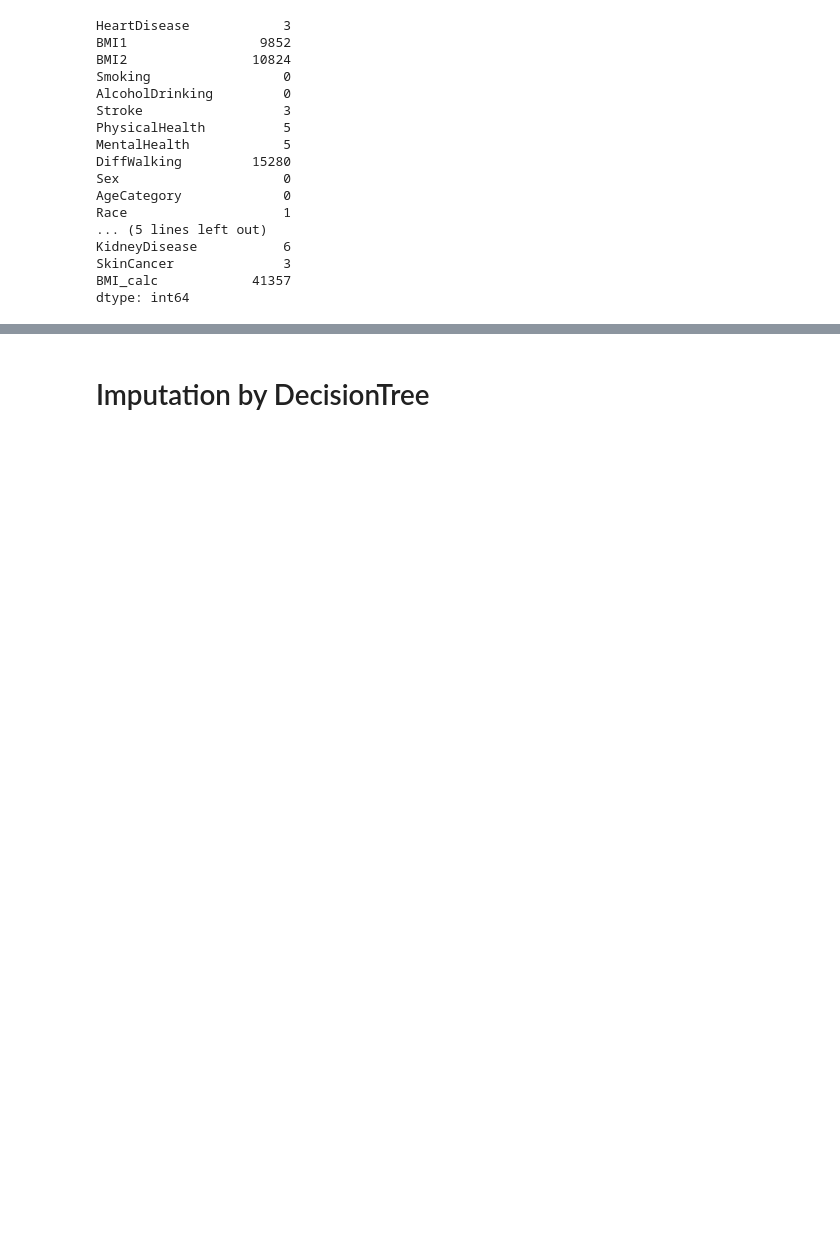
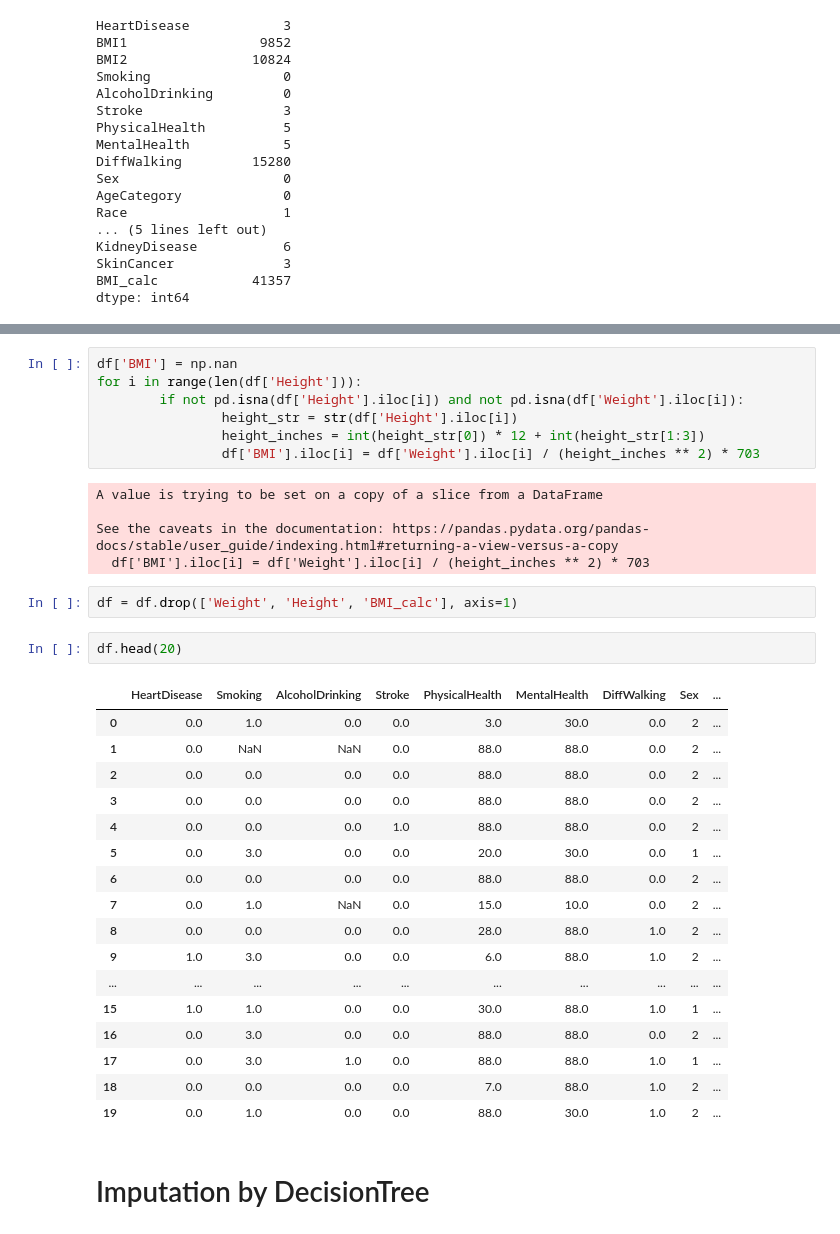
Before and after one commit to yahyamomtaz/Heart-Attack-Project, a Jupyter notebook: heart-attack-complete-project.ipynb, the cells around one changed output, grey strips where cells are left out. Cells and saved outputs as stored; diff of their text form; blank space fills up the shorter version.

```diff
--- a/heart-attack-complete-project.ipynb
+++ b/heart-attack-complete-project.ipynb
@@ -193,3 +349,37 @@ dtype: int64
+# %%
+df['BMI'] = np.nan
+for i in range(len(df['Height'])):
+        if not pd.isna(df['Height'].iloc[i]) and not pd.isna(df['Weight'].iloc[i]):
+                height_str = str(df['Height'].iloc[i])
+                height_inches = int(height_str[0]) * 12 + int(height_str[1:3])
+                df['BMI'].iloc[i] = df['Weight'].iloc[i] / (height_inches ** 2) * 703
+# %% [output]
+A value is trying to be set on a copy of a slice from a DataFrame
+
+See the caveats in the documentation: https://pandas.pydata.org/pandas-docs/stable/user_guide/indexing.html#returning-a-view-versus-a-copy
+  df['BMI'].iloc[i] = df['Weight'].iloc[i] / (height_inches ** 2) * 703
+# %%
+df = df.drop(['Weight', 'Height', 'BMI_calc'], axis=1)
+# %%
+df.head(20)
+# %% [output]
+|  | HeartDisease | Smoking | AlcoholDrinking | Stroke | PhysicalHealth | MentalHealth | DiffWalking | Sex | ... |
+| 0 | 0.0 | 1.0 | 0.0 | 0.0 | 3.0 | 30.0 | 0.0 | 2 | ... |
+| 1 | 0.0 | NaN | NaN | 0.0 | 88.0 | 88.0 | 0.0 | 2 | ... |
+| 2 | 0.0 | 0.0 | 0.0 | 0.0 | 88.0 | 88.0 | 0.0 | 2 | ... |
+| 3 | 0.0 | 0.0 | 0.0 | 0.0 | 88.0 | 88.0 | 0.0 | 2 | ... |
+| 4 | 0.0 | 0.0 | 0.0 | 1.0 | 88.0 | 88.0 | 0.0 | 2 | ... |
+| 5 | 0.0 | 3.0 | 0.0 | 0.0 | 20.0 | 30.0 | 0.0 | 1 | ... |
+| 6 | 0.0 | 0.0 | 0.0 | 0.0 | 88.0 | 88.0 | 0.0 | 2 | ... |
+| 7 | 0.0 | 1.0 | NaN | 0.0 | 15.0 | 10.0 | 0.0 | 2 | ... |
+| 8 | 0.0 | 0.0 | 0.0 | 0.0 | 28.0 | 88.0 | 1.0 | 2 | ... |
+| 9 | 1.0 | 3.0 | 0.0 | 0.0 | 6.0 | 88.0 | 1.0 | 2 | ... |
+| ... | ... | ... | ... | ... | ... | ... | ... | ... | ... |
+| 15 | 1.0 | 1.0 | 0.0 | 0.0 | 30.0 | 88.0 | 1.0 | 1 | ... |
+| 16 | 0.0 | 3.0 | 0.0 | 0.0 | 88.0 | 88.0 | 0.0 | 2 | ... |
+| 17 | 0.0 | 3.0 | 1.0 | 0.0 | 88.0 | 88.0 | 1.0 | 1 | ... |
+| 18 | 0.0 | 0.0 | 0.0 | 0.0 | 7.0 | 88.0 | 1.0 | 2 | ... |
+| 19 | 0.0 | 1.0 | 0.0 | 0.0 | 88.0 | 30.0 | 1.0 | 2 | ... |
 # %% [markdown]
 # Imputation by DecisionTree
 # %%
```
Also changed, not shown: parts of 17 cells of this notebook, 1 other file.
